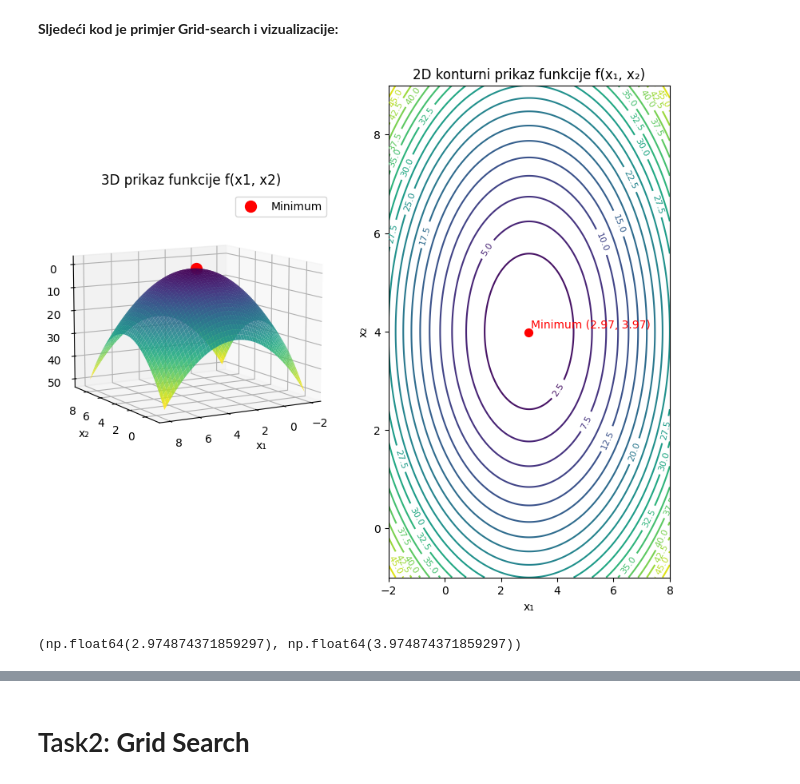
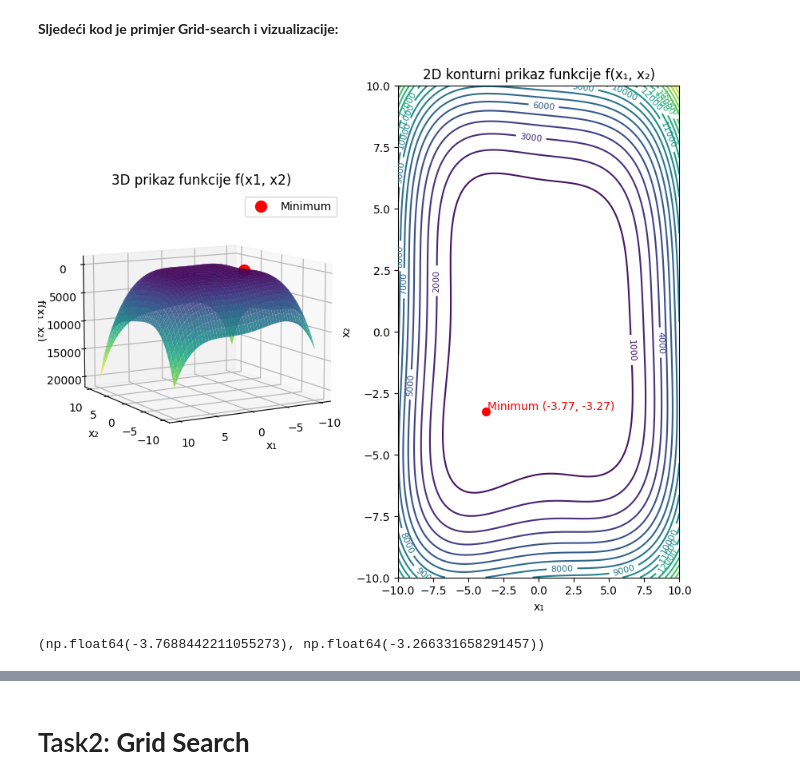
Before and after one commit to VlaKarlo/OM_LV, a Jupyter notebook: LV1_Vizualizacija_optimizacijskih_funkcija_metoda_izravne_pretrage.ipynb, the cells around one changed output, grey strips where cells are left out. Drawn from its saved outputs; the diff is of its cells as text; code cells hidden in the pictures.

```diff
--- a/LV1_Vizualizacija_optimizacijskih_funkcija_metoda_izravne_pretrage.ipynb
+++ b/LV1_Vizualizacija_optimizacijskih_funkcija_metoda_izravne_pretrage.ipynb
@@ -40,11 +40,11 @@ import matplotlib.pyplot as plt
 
 # Definicija funkcije
 def f(x1, x2):
-    return (x1 - 3)**2 + (x2 - 4)**2
+    return (x1*x1 + x2 - 11)**2 + (x1 + x2*x2 - 7)**2
 
 # Definicija raspona za x1 i x2
-x1 = np.linspace(-2, 8, 200)
-x2 = np.linspace(-1, 9, 200)
+x1 = np.linspace(-10, 10, 200)
+x2 = np.linspace(-10, 10, 200)
 
 # Generiranje mreže točaka (meshgrid)
 X1, X2 = np.meshgrid(x1, x2)
@@ -63,36 +63,35 @@ z_min = Z.flat[idx]
 # --- 3D površinski prikaz ---
 fig = plt.figure(figsize=(10, 8))
 ax = fig.add_subplot(121, projection='3d')
 ax.plot_surface(X1, X2, Z, cmap='viridis', alpha=0.9)
 ax.set_title("3D prikaz funkcije f(x1, x2)")
 ax.set_xlabel("x₁")
 ax.set_ylabel("x₂")
 ax.set_zlabel("f(x₁, x₂)")
 
 # Oznaka minimuma
 ax.scatter(x_min, y_min, z_min, color='red', s=100, label='Minimum')
 ax.legend()
 ax.view_init(190, 120)
 
 
 # --- 2D konturni prikaz ---
 ax2 = fig.add_subplot(122)
 cont = ax2.contour(X1, X2, Z, levels=20, cmap='viridis')
 ax2.clabel(cont, inline=True, fontsize=8)
 ax2.set_title("2D konturni prikaz funkcije f(x₁, x₂)")
 ax2.set_xlabel("x₁")
 ax2.set_ylabel("x₂")
 
 # Označi minimum na konturi
 ax2.scatter(x_min, y_min, color='red', s=50)
 ax2.text(x_min + 0.1, y_min + 0.1, f"Minimum ({x_min:.2f}, {y_min:.2f})", color='red')
 
-
 #plt.tight_layout()
 plt.show()
 # %% [output]
-[figure, old version]
+[figure, new version]
 # %%
-x_min, y_min
+x_min, y_min,
 # %% [output]
-(np.float64(2.974874371859297), np.float64(3.974874371859297))
+(np.float64(-3.7688442211055273), np.float64(-3.266331658291457))
```
Also changed, not shown: parts of 48 cells of this notebook.
